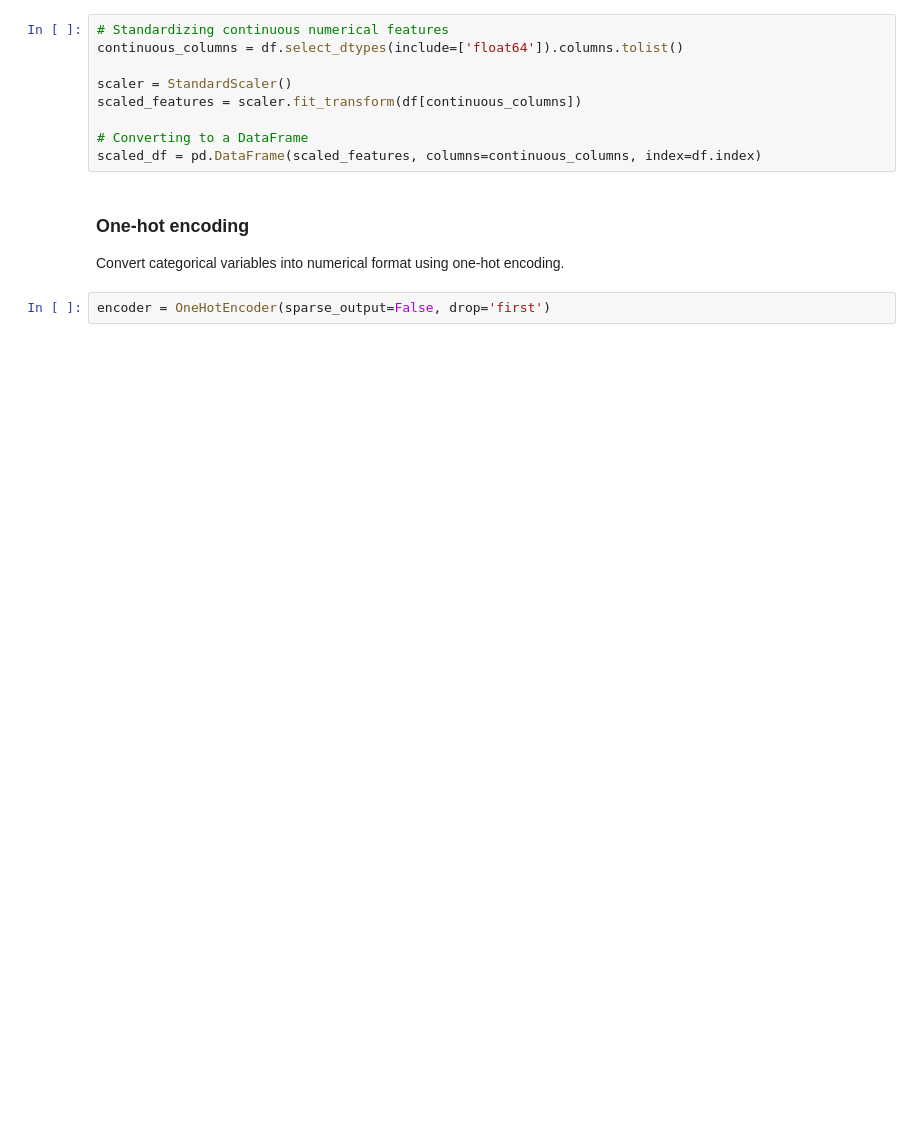
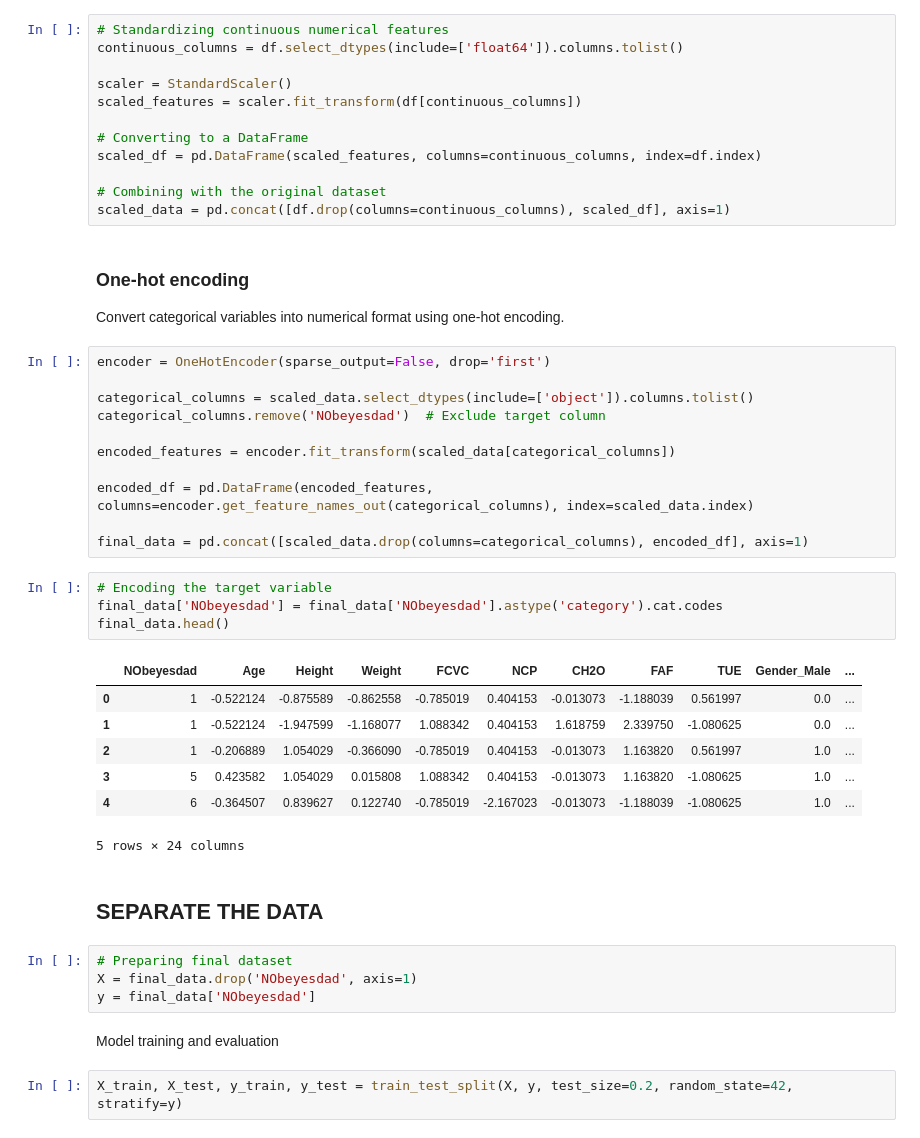
Before and after one commit to toRK25/IBM, a Jupyter notebook: SUgar.ipynb, the cells around one changed output. Drawn from its saved outputs; the diff is of its cells as text; blank space fills up the shorter version.

```diff
--- a/SUgar.ipynb
+++ b/SUgar.ipynb
@@ -91,9 +91,43 @@ scaled_features = scaler.fit_transform(df[continuous_columns])
 
 # Converting to a DataFrame
 scaled_df = pd.DataFrame(scaled_features, columns=continuous_columns, index=df.index)
+
+# Combining with the original dataset
+scaled_data = pd.concat([df.drop(columns=continuous_columns), scaled_df], axis=1)
 # %% [markdown]
 ### One-hot encoding
 
 Convert categorical variables into numerical format using one-hot encoding.
 # %%
 encoder = OneHotEncoder(sparse_output=False, drop='first')
+
+categorical_columns = scaled_data.select_dtypes(include=['object']).columns.tolist()
+categorical_columns.remove('NObeyesdad')  # Exclude target column
+
+encoded_features = encoder.fit_transform(scaled_data[categorical_columns])
+
+encoded_df = pd.DataFrame(encoded_features, columns=encoder.get_feature_names_out(categorical_columns), index=scaled_data.index)
+
+final_data = pd.concat([scaled_data.drop(columns=categorical_columns), encoded_df], axis=1)
+# %%
+# Encoding the target variable
+final_data['NObeyesdad'] = final_data['NObeyesdad'].astype('category').cat.codes
+final_data.head()
+# %% [output]
+|  | NObeyesdad | Age | Height | Weight | FCVC | NCP | CH2O | FAF | TUE | Gender_Male | ... |
+| 0 | 1 | -0.522124 | -0.875589 | -0.862558 | -0.785019 | 0.404153 | -0.013073 | -1.188039 | 0.561997 | 0.0 | ... |
+| 1 | 1 | -0.522124 | -1.947599 | -1.168077 | 1.088342 | 0.404153 | 1.618759 | 2.339750 | -1.080625 | 0.0 | ... |
+| 2 | 1 | -0.206889 | 1.054029 | -0.366090 | -0.785019 | 0.404153 | -0.013073 | 1.163820 | 0.561997 | 1.0 | ... |
+| 3 | 5 | 0.423582 | 1.054029 | 0.015808 | 1.088342 | 0.404153 | -0.013073 | 1.163820 | -1.080625 | 1.0 | ... |
+| 4 | 6 | -0.364507 | 0.839627 | 0.122740 | -0.785019 | -2.167023 | -0.013073 | -1.188039 | -1.080625 | 1.0 | ... |
+5 rows × 24 columns
+# %% [markdown]
+## SEPARATE THE DATA
+# %%
+# Preparing final dataset
+X = final_data.drop('NObeyesdad', axis=1)
+y = final_data['NObeyesdad']
+# %% [markdown]
+Model training and evaluation
+# %%
+X_train, X_test, y_train, y_test = train_test_split(X, y, test_size=0.2, random_state=42, stratify=y)
```
